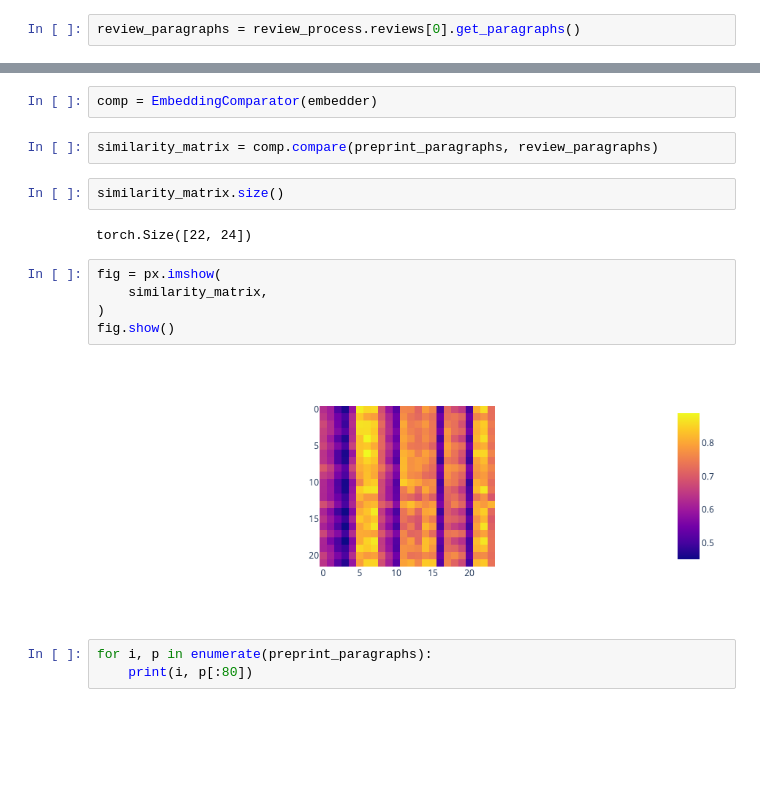
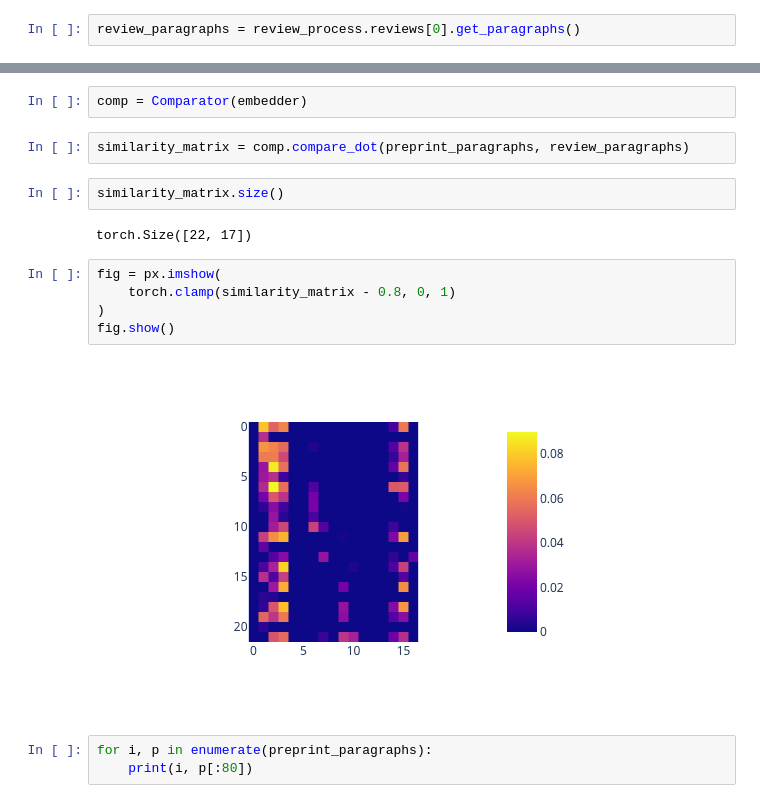
Before and after one commit to source-data/profrev, a Jupyter notebook: notebooks/bipartite.ipynb, the cells around one changed output, grey strips where cells are left out. Cells and saved outputs as stored; diff of their text form; blank space fills up the shorter version.

```diff
--- a/notebooks/bipartite.ipynb
+++ b/notebooks/bipartite.ipynb
@@ -31,18 +52,18 @@ review_paragraphs = review_process.reviews[0].get_paragraphs()
 # %%
-comp = EmbeddingComparator(embedder)
+comp = Comparator(embedder)
 # %%
-similarity_matrix = comp.compare(preprint_paragraphs, review_paragraphs)
+similarity_matrix = comp.compare_dot(preprint_paragraphs, review_paragraphs)
 # %%
 similarity_matrix.size()
 # %% [output]
-torch.Size([22, 24])
+torch.Size([22, 17])
 # %%
 fig = px.imshow(
-    similarity_matrix,
+    torch.clamp(similarity_matrix - 0.8, 0, 1)
 )
 fig.show()
 # %% [output]
-[figure, old version]
+[figure, new version]
 # %%
 for i, p in enumerate(preprint_paragraphs):
     print(i, p[:80])
```
Also changed, not shown: parts of 4 cells of this notebook, 6 other files.
